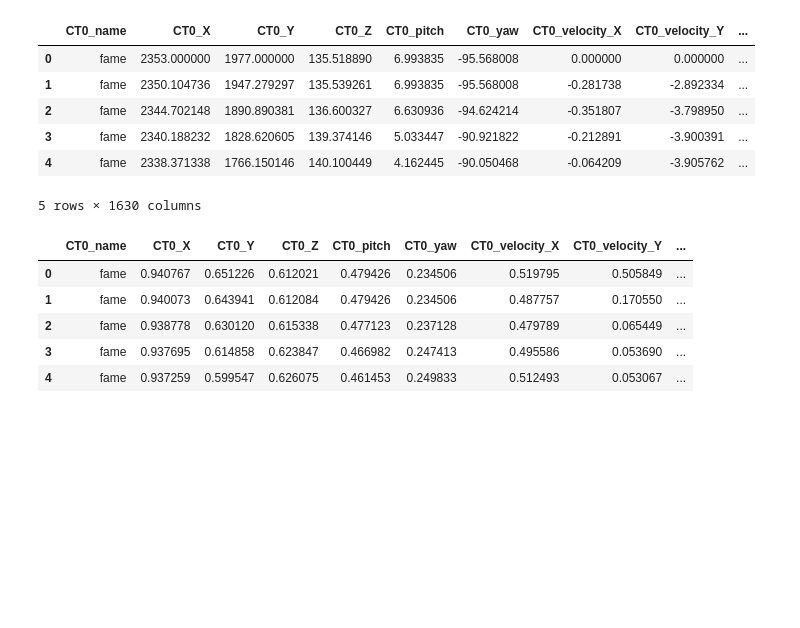
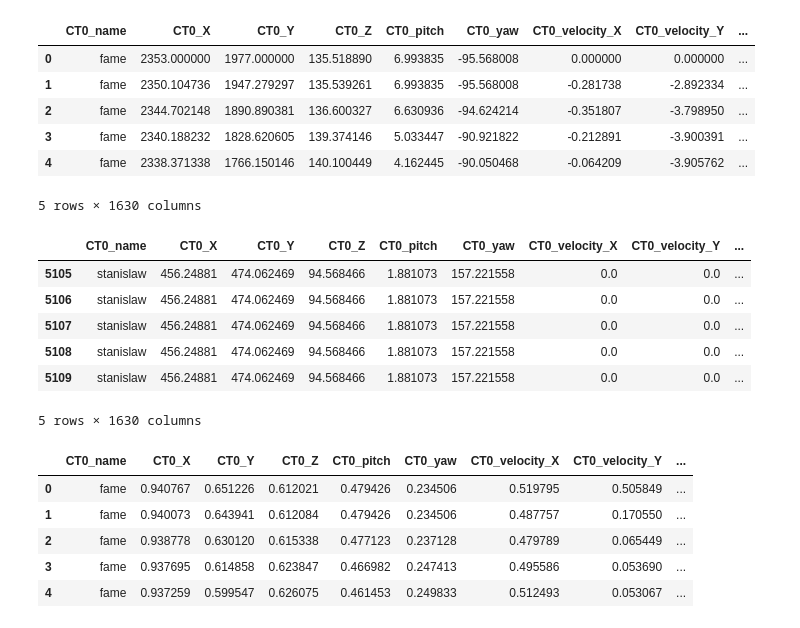
Before and after one commit to szmidapatrik/c2m1TPaeVlsln, a Jupyter notebook: proj/graph_dataset/CS2_dataset_package_test.ipynb, the cells around one changed output. Cells and saved outputs as stored; diff of their text form; code cells hidden in the pictures; blank space fills up the shorter version.

```diff
--- a/proj/graph_dataset/CS2_dataset_package_test.ipynb
+++ b/proj/graph_dataset/CS2_dataset_package_test.ipynb
@@ -162,6 +162,16 @@ df.head(5)
 | 3 | fame | 2340.188232 | 1828.620605 | 139.374146 | 5.033447 | -90.921822 | -0.212891 | -3.900391 | ... |
 | 4 | fame | 2338.371338 | 1766.150146 | 140.100449 | 4.162445 | -90.050468 | -0.064209 | -3.905762 | ... |
 5 rows × 1630 columns
+# %%
+df.tail(5)
+# %% [output]
+|  | CT0_name | CT0_X | CT0_Y | CT0_Z | CT0_pitch | CT0_yaw | CT0_velocity_X | CT0_velocity_Y | ... |
+| 5105 | stanislaw | 456.24881 | 474.062469 | 94.568466 | 1.881073 | 157.221558 | 0.0 | 0.0 | ... |
+| 5106 | stanislaw | 456.24881 | 474.062469 | 94.568466 | 1.881073 | 157.221558 | 0.0 | 0.0 | ... |
+| 5107 | stanislaw | 456.24881 | 474.062469 | 94.568466 | 1.881073 | 157.221558 | 0.0 | 0.0 | ... |
+| 5108 | stanislaw | 456.24881 | 474.062469 | 94.568466 | 1.881073 | 157.221558 | 0.0 | 0.0 | ... |
+| 5109 | stanislaw | 456.24881 | 474.062469 | 94.568466 | 1.881073 | 157.221558 | 0.0 | 0.0 | ... |
+5 rows × 1630 columns
 # %%
 # Build dictionary
 dictionary = CS2_Dictionary().build_single_dictionary(df_dict)
```
Also changed, not shown: parts of 1 cell of this notebook, 1 other file.
